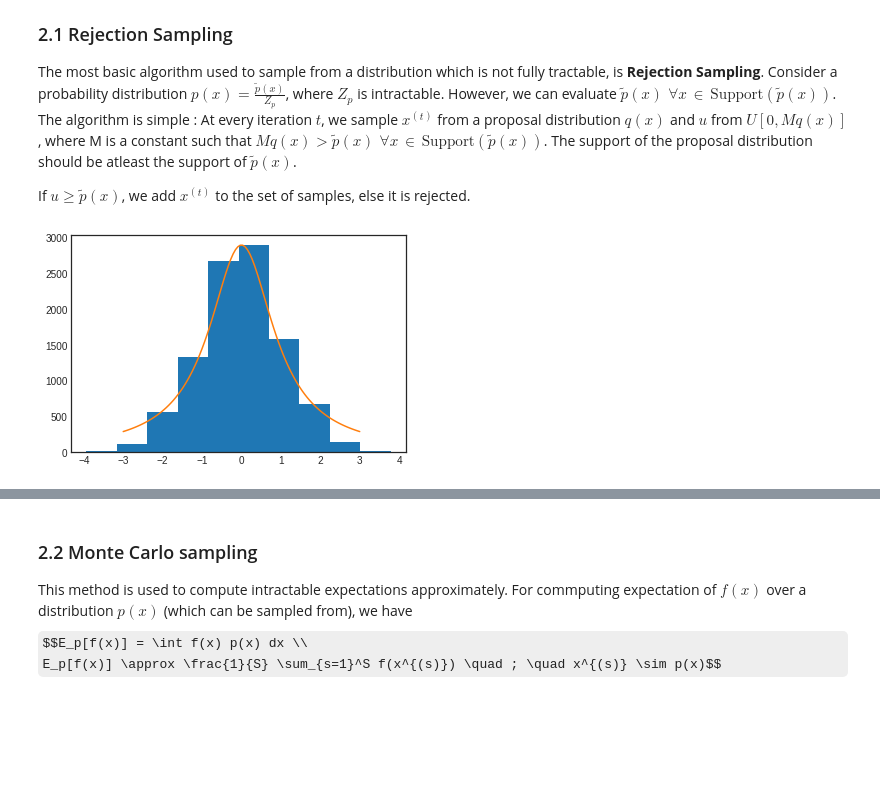
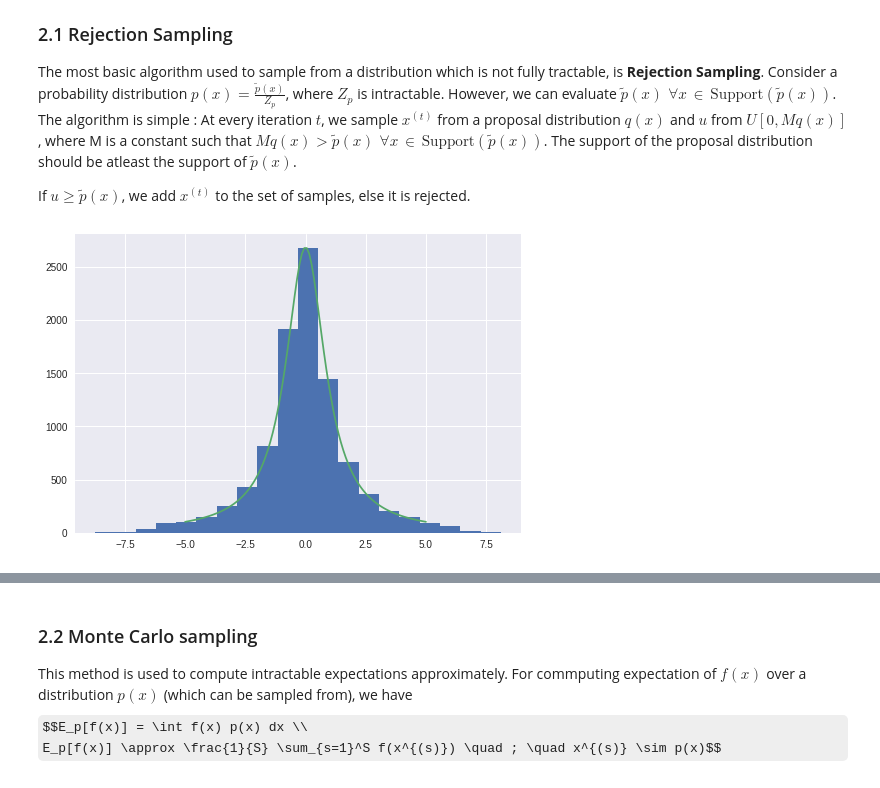
Before and after one commit to pulkitgo/Sampling-for-Approx-inference, a Jupyter notebook: PMI_Demo.ipynb, the cells around one changed output, grey strips where cells are left out. Drawn from its saved outputs; the diff is of its cells as text; code cells hidden in the pictures; some formulas as TeX source; blank space fills up the shorter version.

Commit message:
Fixed rejection sampling

```diff
--- a/PMI_Demo.ipynb
+++ b/PMI_Demo.ipynb
@@ -23,51 +23,58 @@ from IPython.display import display, clear_output
 plt.style.use('seaborn')
 # %%
 '''1-Dimensional rejection sampling algorithm.
-   Try out different p_c (target) distributions and corresponding values of M, q(x)
-   to assess convergence time and quality
    Note: Please modify X in plot_histogram as per the distribution being tested
 '''
 
 N_SAMPLES = 10000
-Q_VAR = 1.0
+Q_VAR = 4.0
 
-M = 1
+M = 5
 
 #Cauchy distribution
 MU_C, GAMMA = 0, 1
 
 #Normal distribution
 MU_N, VAR = 0, 1
 
 
 def plot_samples(samples, p_c):
-    X = np.linspace(-3,3,100)
+    X = np.linspace(-5,5,100)
     p_cX = p_c(X)
-    y,_,_ = plt.hist(samples)
 
-    C = y.max()/np.max(p_cX)
+    STEPS = 20
+    DELTA = N_SAMPLES // STEPS
 
-    plt.plot(X, C*p_cX)
-    plt.savefig("sample.png")
+    for step in range(STEPS):
+        end = step*DELTA
+        del_samples = samples[:end]
+        y,_,_ = plt.hist(del_samples,bins=20)
+        C = y.max()/np.max(p_cX)
+        plt.plot(X, C*p_cX)
+        display()
+        clear_output(wait=True)
+        plt.pause(0.1)
 
-def rejection_sampling(p_c, q, M):
+def rejection_sampling(p_c, M):
     samples = []
-    while(len(samples) < N_SAMPLES):
-        z = np.random.normal(0.0, np.sqrt(Q_VAR))
-        u = np.random.uniform(0.0, M*q(z))
+    while len(samples) < N_SAMPLES:
+        z = np.random.normal(loc=0.0,scale=np.sqrt(Q_VAR))          #q(z) is defined here.
+        u = np.random.uniform(low=0.0, high=M*q.pdf(z))
         if u <= p_c(z):
             samples.append(z)
+
     samples = np.array(samples)
 
     plot_samples(samples,p_c)
 
 p_cauchy = lambda x: (1/(np.pi * GAMMA)) * ( 1 / ( 1 + ((x-MU_C)/GAMMA) ** 2 ) )
-p_normal = lambda x:  (1/np.sqrt(2*np.pi*VAR)) * np.exp(-(1/2*VAR) * (x-MU_N)**2)
+p_normal = lambda x: (1/np.sqrt(2*np.pi*VAR)) * np.exp(-(1/2*VAR) * (x-MU_N)**2)
+p_expsin = lambda x: np.exp(np.sin(x))
 
-q = lambda x: np.exp((-x**2)/(2*Q_VAR)) / np.sqrt(2*np.pi*Q_VAR)
+q = norm(loc=0.0,scale=np.sqrt(Q_VAR))
 
-rejection_sampling(p_cauchy, q, M)
+rejection_sampling(p_cauchy, M)
 # %% [output]
-[figure, old version]
+[figure, new version]
 # %%
 '''2-Dimensional rejection sampling algorithm.
```
Also changed, not shown: parts of 1 cell of this notebook.
